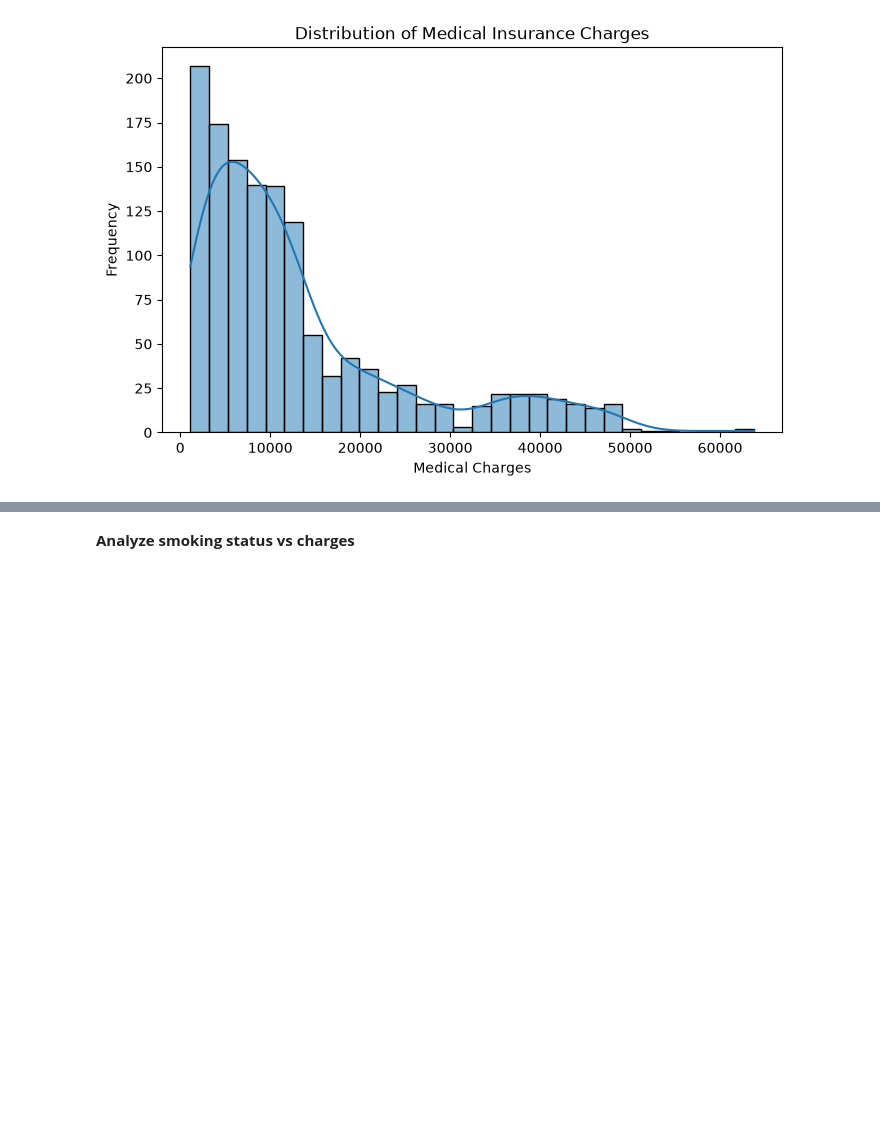
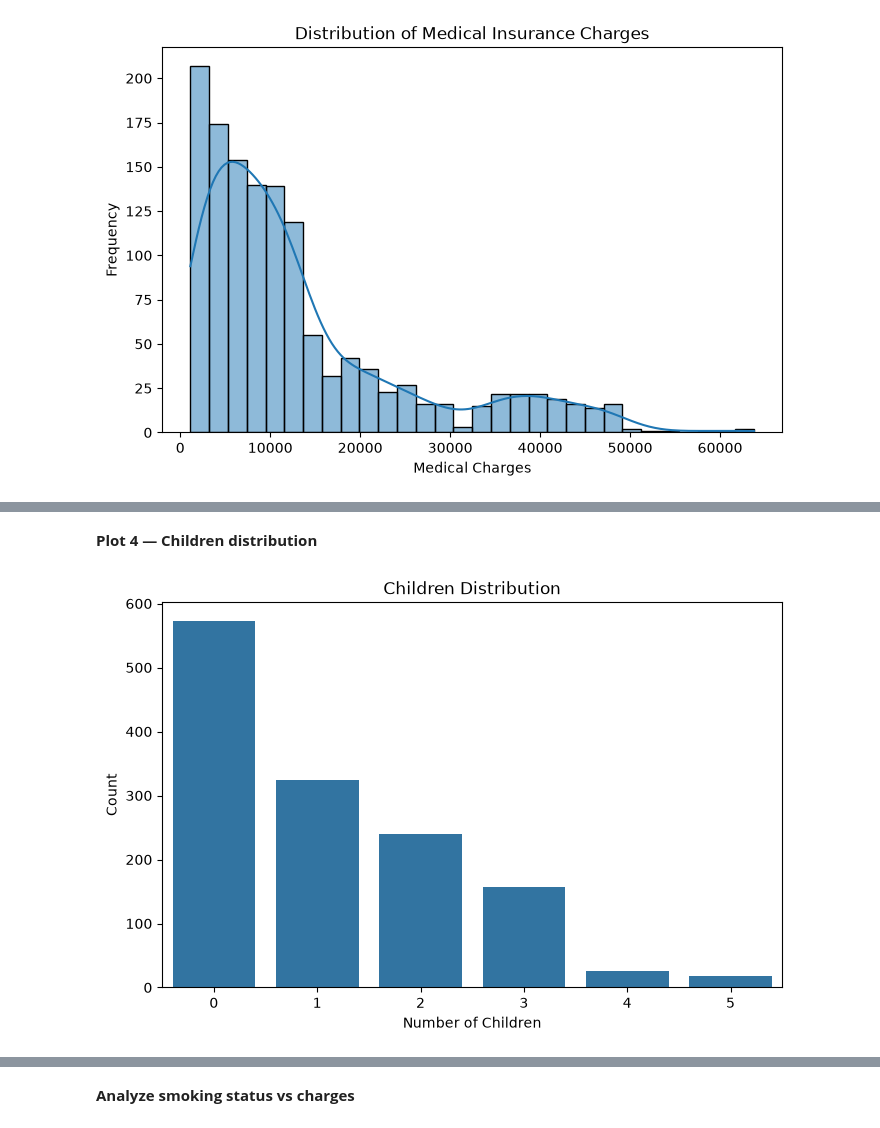
Before and after one commit to bobby2228/insurence, a Jupyter notebook: Notebook/insurance_analysis.ipynb, the cells around one changed output, grey strips where cells are left out. Saved outputs shown, nothing was run; the diff lists cells and outputs as text; code cells hidden in the pictures; blank space fills up the shorter version.

```diff
--- a/Notebook/insurance_analysis.ipynb
+++ b/Notebook/insurance_analysis.ipynb
@@ -203,0 +239,11 @@ plt.show()
+# %% [markdown]
+**Plot 4 — Children distribution**
+# %%
+plt.figure(figsize=(8, 5))
+sns.countplot(data=df, x="children")
+plt.title("Children Distribution")
+plt.xlabel("Number of Children")
+plt.ylabel("Count")
+plt.show()
+# %% [output]
+[figure, added]
```
Also changed, not shown: parts of 85 cells of this notebook.
